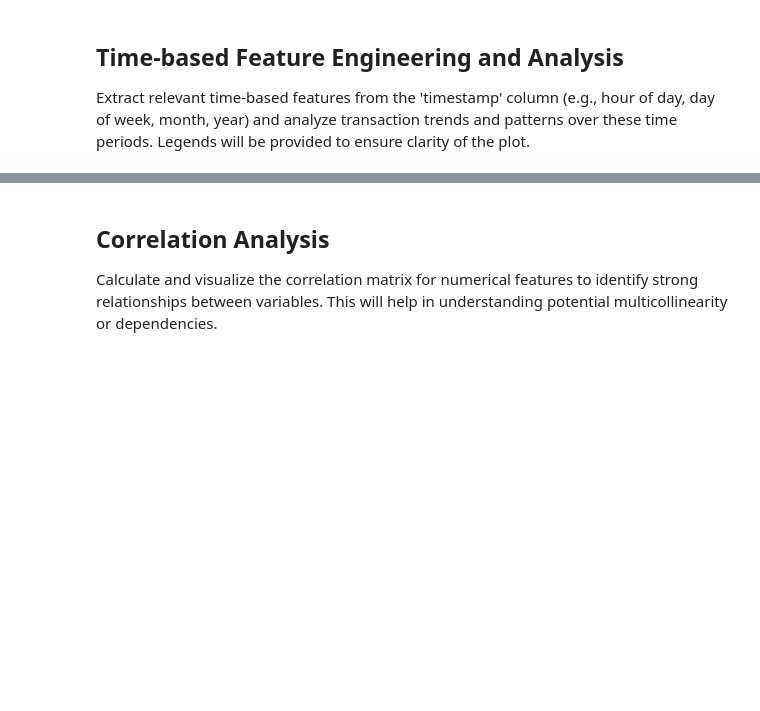
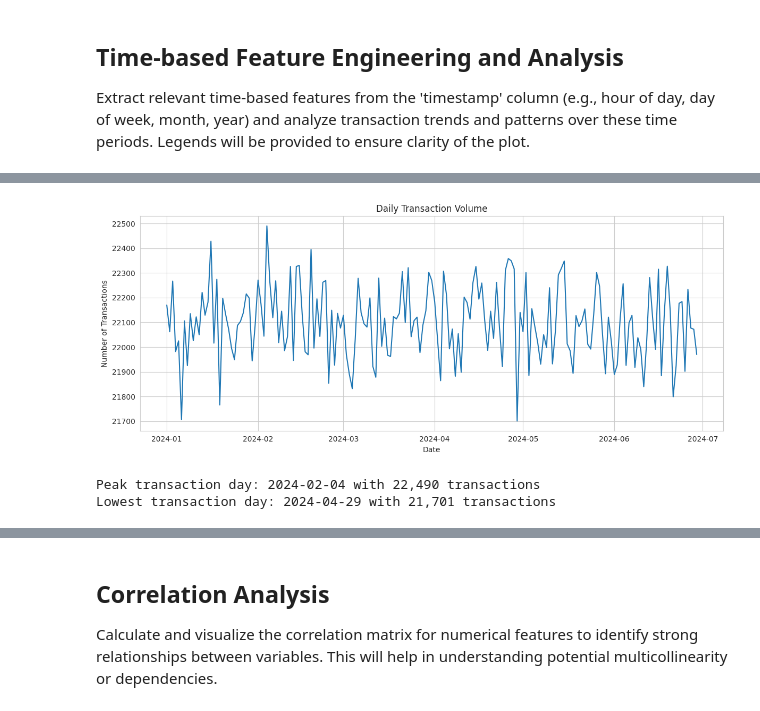
Before and after one commit to Eliekh2/MSBA-Projects, a Jupyter notebook: EDA_Nigerian_Banking_Mobile_Money.ipynb, the cells around one changed output, grey strips where cells are left out. Drawn from its saved outputs; the diff is of its cells as text; code cells hidden in the pictures; blank space fills up the shorter version.

```diff
--- a/EDA_Nigerian_Banking_Mobile_Money.ipynb
+++ b/EDA_Nigerian_Banking_Mobile_Money.ipynb
@@ -526,3 +528,32 @@ Approximately 6% of users churn within 30 days, while 94% remain active. This su
 ## Time-based Feature Engineering and Analysis
 
 Extract relevant time-based features from the 'timestamp' column (e.g., hour of day, day of week, month, year) and analyze transaction trends and patterns over these time periods. Legends will be provided to ensure clarity of the plot.
+# %%
+# Create time-based features
+df_mobile_money['timestamp'] = pd.to_datetime(df_mobile_money['timestamp'])
+
+df_mobile_money['date'] = df_mobile_money['timestamp'].dt.date
+df_mobile_money['hour'] = df_mobile_money['timestamp'].dt.hour
+df_mobile_money['day_of_week_num'] = df_mobile_money['timestamp'].dt.dayofweek
+df_mobile_money['day_of_week'] = df_mobile_money['timestamp'].dt.day_name()
+df_mobile_money['month_num'] = df_mobile_money['timestamp'].dt.month
+df_mobile_money['month'] = df_mobile_money['timestamp'].dt.month_name()
+
+weekday_order = ['Monday', 'Tuesday', 'Wednesday', 'Thursday', 'Friday', 'Saturday', 'Sunday']
+month_order = ['January', 'February', 'March', 'April', 'May', 'June',
+               'July', 'August', 'September', 'October', 'November', 'December']
+
+df_mobile_money['day_of_week'] = pd.Categorical(
+    df_mobile_money['day_of_week'],
+    categories=weekday_order,
+    ordered=True
+)
+
+df_mobile_money['month'] = pd.Categorical(
+    df_mobile_money['month'],
+    categories=month_order,
+    ordered=True
+)
+
+print("Time-based features created successfully.")
+display(df_mobile_money[['timestamp', 'date', 'hour', 'day_of_week', 'month']].head())
@@ -528,0 +568,18 @@ Extract relevant time-based features from the 'timestamp' column (e.g., hour of
+# %%
+# Daily transaction count trend
+daily_txn_count = df_mobile_money.groupby('date').size()
+
+plt.figure(figsize=(12, 5))
+daily_txn_count.plot()
+plt.title('Daily Transaction Volume')
+plt.xlabel('Date')
+plt.ylabel('Number of Transactions')
+plt.tight_layout()
+plt.show()
+
+print(f"Peak transaction day: {daily_txn_count.idxmax()} with {daily_txn_count.max():,} transactions")
+print(f"Lowest transaction day: {daily_txn_count.idxmin()} with {daily_txn_count.min():,} transactions")
+# %% [output]
+[figure, added]
+Peak transaction day: 2024-02-04 with 22,490 transactions
+Lowest transaction day: 2024-04-29 with 21,701 transactions
```
Also changed, not shown: parts of 29 cells of this notebook.
